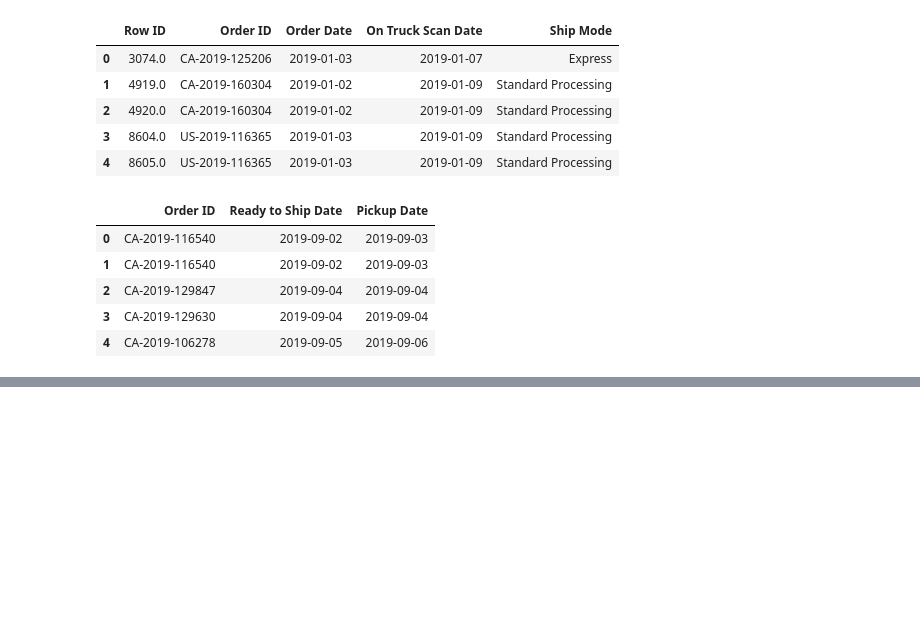
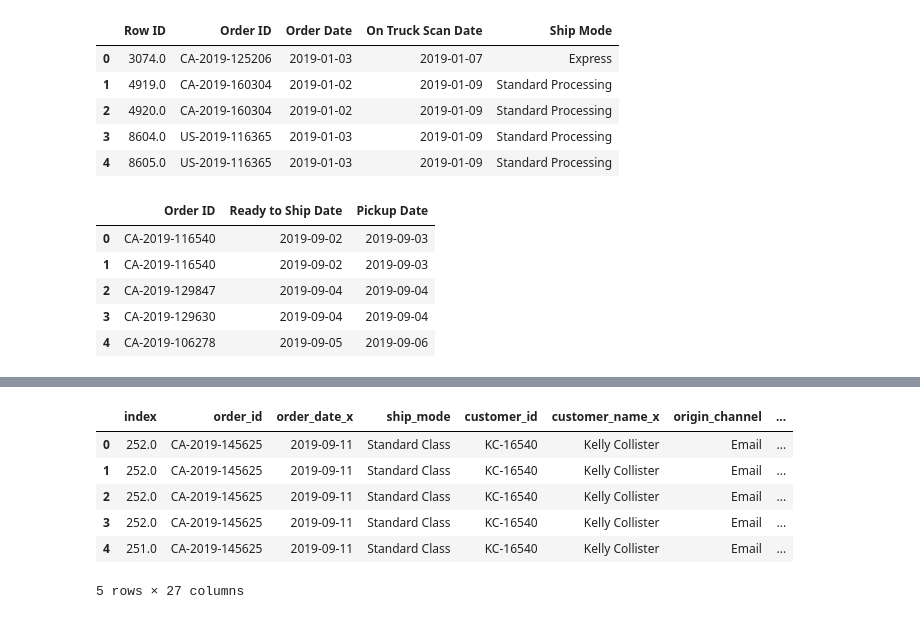
Before and after one commit to linapg/analysis_order_process_muesli_company, a Jupyter notebook: muesli_project.ipynb, the cells around one changed output, grey strips where cells are left out. Cells and saved outputs as stored; diff of their text form; code cells hidden in the pictures; blank space fills up the shorter version.

```diff
--- a/muesli_project.ipynb
+++ b/muesli_project.ipynb
@@ -69,0 +138,13 @@ ready_pickup.head()
+# %%
+#rename columns
+df3.columns = df3.columns.str.lower()
+df3.columns = df3.columns.str.replace(" ","_")
+df3.head()
+# %% [output]
+|  | index | order_id | order_date_x | ship_mode | customer_id | customer_name_x | origin_channel | ... |
+| 0 | 252.0 | CA-2019-145625 | 2019-09-11 | Standard Class | KC-16540 | Kelly Collister | Email | ... |
+| 1 | 252.0 | CA-2019-145625 | 2019-09-11 | Standard Class | KC-16540 | Kelly Collister | Email | ... |
+| 2 | 252.0 | CA-2019-145625 | 2019-09-11 | Standard Class | KC-16540 | Kelly Collister | Email | ... |
+| 3 | 252.0 | CA-2019-145625 | 2019-09-11 | Standard Class | KC-16540 | Kelly Collister | Email | ... |
+| 4 | 251.0 | CA-2019-145625 | 2019-09-11 | Standard Class | KC-16540 | Kelly Collister | Email | ... |
+5 rows × 27 columns
```
Also changed, not shown: parts of 8 cells of this notebook.
